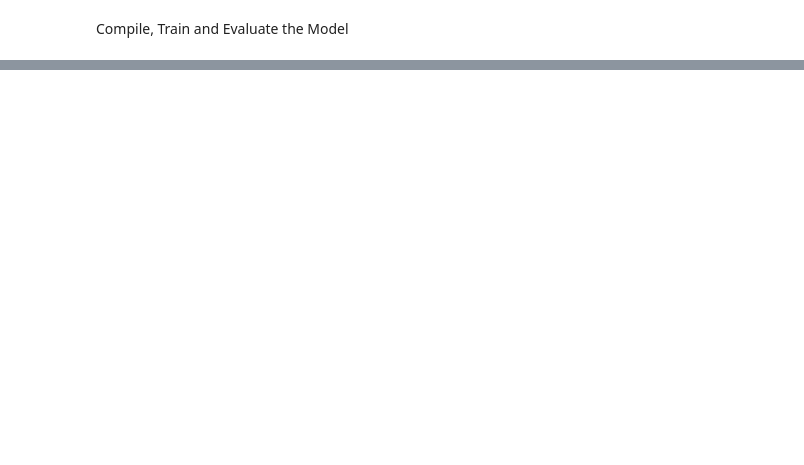
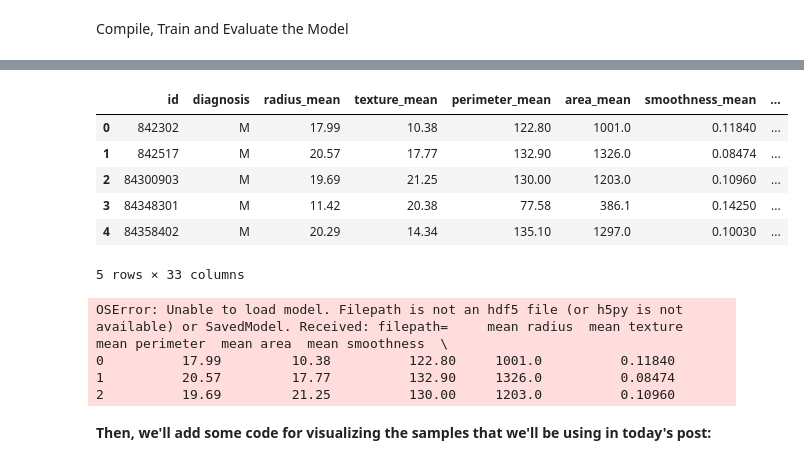
Before and after one commit to fahr-khadija/Breast-Cancer-ML, a Jupyter notebook: breast_cancer_new.ipynb, the cells around one changed output, grey strips where cells are left out. Cells and saved outputs as stored; diff of their text form; code cells hidden in the pictures; blank space fills up the shorter version.

```diff
--- a/breast_cancer_new.ipynb
+++ b/breast_cancer_new.ipynb
@@ -115,0 +352,13 @@ nn.summary()
+# %%
+# Read the CSV file from the Resources folder into a Pandas DataFrame
+breast_cancer_data_pd = pd.read_csv('breast_cancer_data_2.csv')
+# Review the DataFrame
+breast_cancer_data_pd.head()
+# %% [output]
+|  | id | diagnosis | radius_mean | texture_mean | perimeter_mean | area_mean | smoothness_mean | ... |
+| 0 | 842302 | M | 17.99 | 10.38 | 122.80 | 1001.0 | 0.11840 | ... |
+| 1 | 842517 | M | 20.57 | 17.77 | 132.90 | 1326.0 | 0.08474 | ... |
+| 2 | 84300903 | M | 19.69 | 21.25 | 130.00 | 1203.0 | 0.10960 | ... |
+| 3 | 84348301 | M | 11.42 | 20.38 | 77.58 | 386.1 | 0.14250 | ... |
+| 4 | 84358402 | M | 20.29 | 14.34 | 135.10 | 1297.0 | 0.10030 | ... |
+5 rows × 33 columns
@@ -115,0 +371,19 @@ nn.summary()
+# %%
+
+# A few random samples
+use_samples = [5, 38, 3939, 27389]
+samples_to_predict = []
+
+# Convert into Numpy array
+samples_to_predict = np.array(samples_to_predict)
+
+# Generate predictions for samples
+predictions = model.predict(samples_to_predict)
+print(predictions)
+# %% [output]
+OSError: Unable to load model. Filepath is not an hdf5 file (or h5py is not available) or SavedModel. Received: filepath=     mean radius  mean texture  mean perimeter  mean area  mean smoothness  \
+0          17.99         10.38          122.80     1001.0          0.11840
+1          20.57         17.77          132.90     1326.0          0.08474
+2          19.69         21.25          130.00     1203.0          0.10960
+# %% [markdown]
+**Then, we'll add some code for visualizing the samples that we'll be using in today's post:**
```
Also changed, not shown: parts of 28 cells of this notebook.
